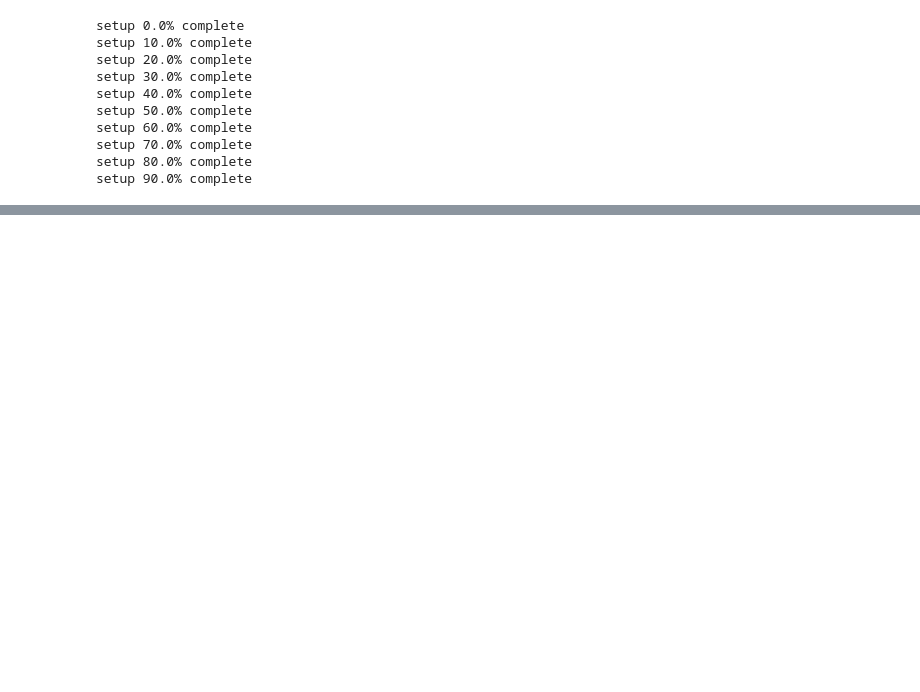
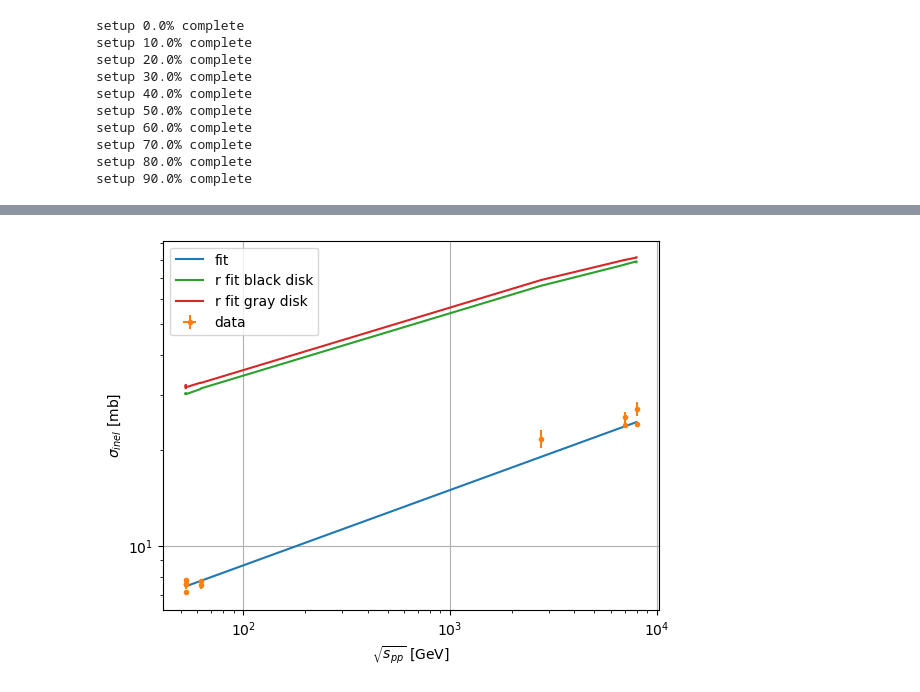
Before and after one commit to SaIsMM/GMC-eA, a Jupyter notebook: GMC v8 Oscar Sepp.ipynb, the cells around one changed output, grey strips where cells are left out. Saved outputs shown, nothing was run; the diff lists cells and outputs as text; code cells hidden in the pictures; blank space fills up the shorter version.

```diff
--- a/GMC v8 Oscar Sepp.ipynb
+++ b/GMC v8 Oscar Sepp.ipynb
@@ -222,6 +222,16 @@ def sigmatot_bDisk(b_arr, R):
     I=V*1/(len(b_arr))*I
     return I, Ts_bDisk
 
+def sigmainel_bDisk(b_arr, R):
+    V = 10*max(b_arr)**2*np.pi
+    I = 0
+    Ts_bDisk = np.zeros_like(b_arr)
+    for i in range(len(b_arr)):
+        Ts_bDisk[i] = T_bDisk(b_arr[i], R)
+        I+=Ts_bDisk[i]**2
+    I=V*1/(len(b_arr))*I
+    return I, Ts_bDisk
+
 def T_gDisk(b, R, alpha):
     u = random()
     if (b<=R) and u<=alpha:
@@ -238,6 +248,16 @@ def sigmatot_gDisk(b_arr, R, alpha):
         I+=2*Ts_gDisk[i]
     I=V*1/len(b_arr)*I
     return I, Ts_gDisk
+
+def sigmainel_gDisk(b_arr, R, alpha):
+    V = 10*max(b_arr)**2*np.pi
+    I = 0
+    Ts_gDisk = np.zeros_like(b_arr)
+    for i in range(len(b_arr)):
+        Ts_gDisk[i] = T_gDisk(b_arr[i], R, alpha)
+        I+=Ts_gDisk[i]**2
+    I=V*1/len(b_arr)*I
+    return I, Ts_gDisk
 # %%
 nuclei = []
 bMax = 7
@@ -511,0 +477,70 @@ float64 float64 float64 float64
+# %%
+sorted_sqrt_s, sqrt_s, sqrt_s_stam, sqrt_s_stap, sig, sta_errm, sta_errp = data_setup('inel_cross_section_data.csv')
+
+popt_E, pcov_E = curve_fit(cross_fit, xdata=sqrt_s, ydata=sig, sigma=sta_errm, absolute_sigma=True)
+a, b = popt_E # will come in handy when doing fits for rDisk
+perr_E = np.sqrt(np.diag(pcov_E))
+sorted_sqrt_s = np.sort(sqrt_s)
+
+plt.plot(sorted_sqrt_s, cross_fit(sorted_sqrt_s,*popt_E), label='fit')
+
+plt.errorbar(x=sqrt_s, y=sig,  xerr=[sqrt_s_stam,sqrt_s_stap], yerr=[sta_errm,sta_errp], marker='.', linestyle='none', label='data')
+plt.ylabel(r'$\sigma_{inel}$ [mb]')
+plt.xlabel(r'$\sqrt{s_{pp}}$ [GeV]')
+plt.yscale('log')
+plt.xscale('log')
+plt.grid()
+
+def siginel_fit_b(sqrt_s, b ,c , d):
+    bMax_p=2
+    num_barrs=100
+    num_impact=1000
+    sigmatot_barr = np.zeros(num_barrs)
+    s_b_mean_arr = np.zeros(len(sqrt_s))
+    r = rDisk_fit(sqrt_s, b, c, d)
+    print(f'black disk r={r}')
+    for k in range(len(sqrt_s)):
+        for i in range(num_barrs):
+            impacts = []
+            for j in range(num_impact):
+                impacts.append(impactsampler(bMax_p))
+
+            b_arrs = [bb[0] for bb in impacts]
+
+            sigmatot_b, _ = sigmainel_bDisk(b_arrs, r[k])
+
+            sigmatot_barr[i] = sigmatot_b
+
+        s_b_mean = np.mean(sigmatot_barr)
+        s_b_mean_arr[k] = s_b_mean
+    return s_b_mean_arr
+
+def siginel_fit_g(sqrt_s, b, c, d, alpha):
+    bMax_p=3
+    num_barrs=100
+    num_impact=1000
+    sigmatot_barr = np.zeros(num_barrs)
+    s_g_mean_arr = np.zeros(len(sqrt_s))
+    r = rDisk_fit(sqrt_s, b, c, d)
+    print(f'gray disk r={r}')
+    for k in range(len(sqrt_s)):
+        for i in range(num_barrs):
+            impacts = []
+            for j in range(num_impact):
+                impacts.append(impactsampler(bMax_p))
+
+            b_arrs = [bb[0] for bb in impacts]
+            sigmatot_g, _ = sigmainel_gDisk(b_arrs, r[k], alpha)
+
+            sigmatot_barr[i] = sigmatot_g
+
+        s_g_mean = np.mean(sigmatot_barr)
+        s_g_mean_arr[k] = s_g_mean
+    return s_g_mean_arr
+
+# want to make a fit and compare it to the original fit
+plt.plot(sorted_sqrt_s, siginel_fit_b(sorted_sqrt_s, *popt_b), label='r fit black disk')
+plt.plot(sorted_sqrt_s, siginel_fit_g(sorted_sqrt_s, *popt_g), label='r fit gray disk')
+plt.legend()
+plt.show()
+# %% [output]
@@ -511,0 +551 @@ float64 float64 float64 float64
+[figure, added]
```
Also changed, not shown: parts of 7 cells of this notebook.
